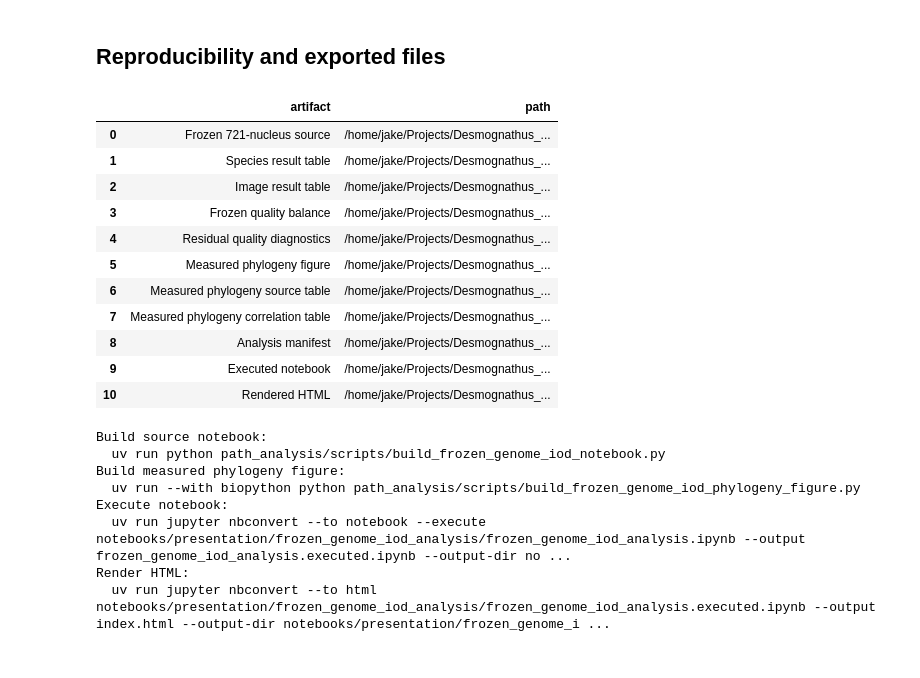
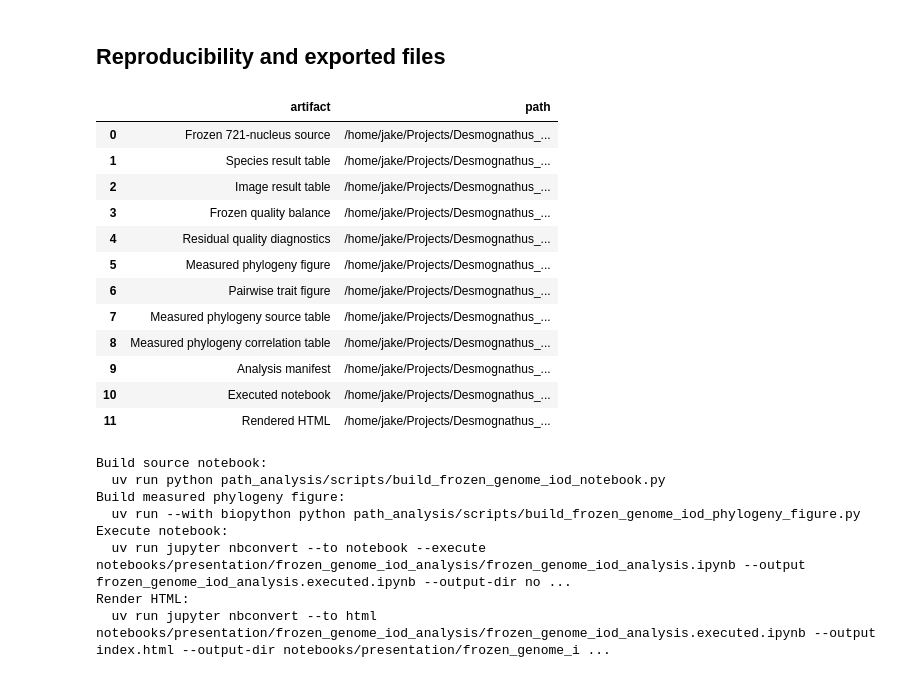
Before and after one commit to Jakeelamb/Desmognathus_TE_analysis, a Jupyter notebook: notebooks/presentation/frozen_genome_iod_analysis/frozen_genome_iod_analysis.executed.ipynb, the cells around one changed output. Cells and saved outputs as stored; diff of their text form; code cells hidden in the pictures.

Commit message:
analysis: add pairwise microscopy trait relationships

```diff
--- a/notebooks/presentation/frozen_genome_iod_analysis/frozen_genome_iod_analysis.executed.ipynb
+++ b/notebooks/presentation/frozen_genome_iod_analysis/frozen_genome_iod_analysis.executed.ipynb
@@ -701,6 +722,7 @@ exports = pd.DataFrame([
     {"artifact": "Frozen quality balance", "path": str(analysis.QUALITY_BALANCE_PATH)},
     {"artifact": "Residual quality diagnostics", "path": str(analysis.QUALITY_RESIDUAL_PATH)},
     {"artifact": "Measured phylogeny figure", "path": str(analysis.FIGURE_DIR / "07_measured_phylogeny_genome_nucleus_cell.png")},
+    {"artifact": "Pairwise trait figure", "path": str(analysis.FIGURE_DIR / "08_pairwise_genome_nucleus_cell_relationships.png")},
     {"artifact": "Measured phylogeny source table", "path": str(analysis.REPORT_DIR / "phylogeny_genome_nucleus_cell_summary.csv")},
     {"artifact": "Measured phylogeny correlation table", "path": str(analysis.REPORT_DIR / "phylogeny_genome_nucleus_cell_correlations.csv")},
     {"artifact": "Analysis manifest", "path": str(analysis.ANALYSIS_MANIFEST_PATH)},
@@ -712,38 +734,39 @@ print("Build source notebook:")
 print("  uv run python path_analysis/scripts/build_frozen_genome_iod_notebook.py")
 print("Build measured phylogeny figure:")
 print(
     "  uv run --with biopython python "
     "path_analysis/scripts/build_frozen_genome_iod_phylogeny_figure.py"
 )
 print("Execute notebook:")
 print(
     "  uv run jupyter nbconvert --to notebook --execute "
     "notebooks/presentation/frozen_genome_iod_analysis/frozen_genome_iod_analysis.ipynb "
     "--output frozen_genome_iod_analysis.executed.ipynb "
     "--output-dir notebooks/presentation/frozen_genome_iod_analysis "
     "--ExecutePreprocessor.timeout=300"
 )
 print("Render HTML:")
 print(
     "  uv run jupyter nbconvert --to html "
     "notebooks/presentation/frozen_genome_iod_analysis/"
     "frozen_genome_iod_analysis.executed.ipynb "
     "--output index.html "
     "--output-dir notebooks/presentation/frozen_genome_iod_analysis"
 )
 # %% [output]
 |  | artifact | path |
 | 0 | Frozen 721-nucleus source | /home/jake/Projects/Desmognathus_... |
 | 1 | Species result table | /home/jake/Projects/Desmognathus_... |
 | 2 | Image result table | /home/jake/Projects/Desmognathus_... |
 | 3 | Frozen quality balance | /home/jake/Projects/Desmognathus_... |
 | 4 | Residual quality diagnostics | /home/jake/Projects/Desmognathus_... |
 | 5 | Measured phylogeny figure | /home/jake/Projects/Desmognathus_... |
-| 6 | Measured phylogeny source table | /home/jake/Projects/Desmognathus_... |
-| 7 | Measured phylogeny correlation table | /home/jake/Projects/Desmognathus_... |
-| 8 | Analysis manifest | /home/jake/Projects/Desmognathus_... |
-| 9 | Executed notebook | /home/jake/Projects/Desmognathus_... |
-| 10 | Rendered HTML | /home/jake/Projects/Desmognathus_... |
+| 6 | Pairwise trait figure | /home/jake/Projects/Desmognathus_... |
+| 7 | Measured phylogeny source table | /home/jake/Projects/Desmognathus_... |
+| 8 | Measured phylogeny correlation table | /home/jake/Projects/Desmognathus_... |
+| 9 | Analysis manifest | /home/jake/Projects/Desmognathus_... |
+| 10 | Executed notebook | /home/jake/Projects/Desmognathus_... |
+| 11 | Rendered HTML | /home/jake/Projects/Desmognathus_... |
 Build source notebook:
   uv run python path_analysis/scripts/build_frozen_genome_iod_notebook.py
 Build measured phylogeny figure:
```
Also changed, not shown: parts of 3 cells of this notebook, 11 other files.
